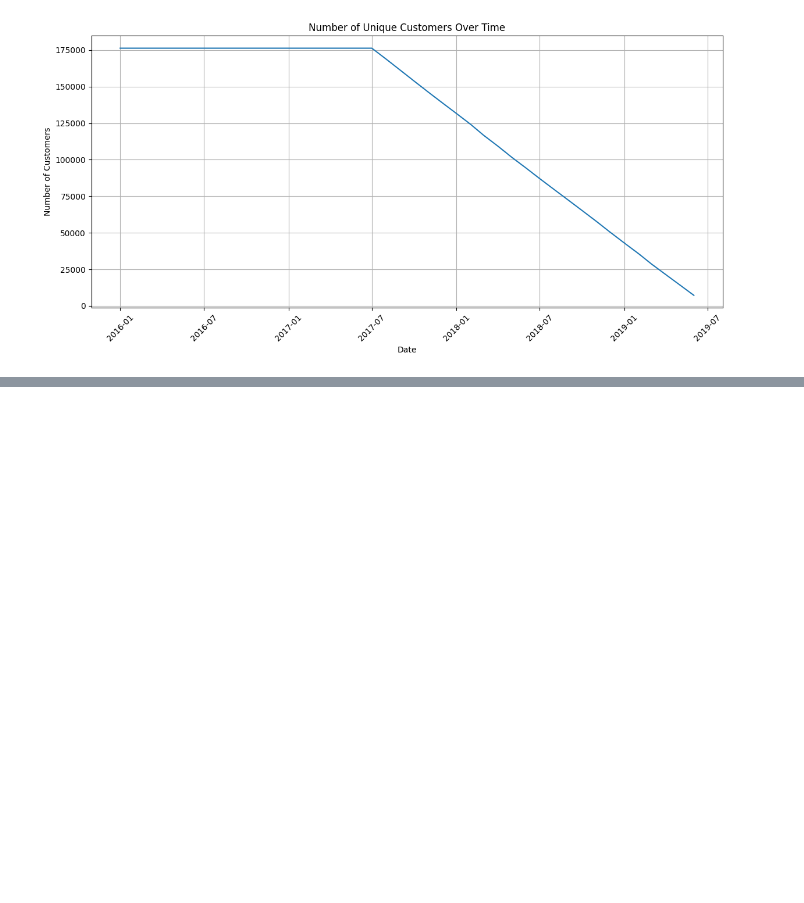
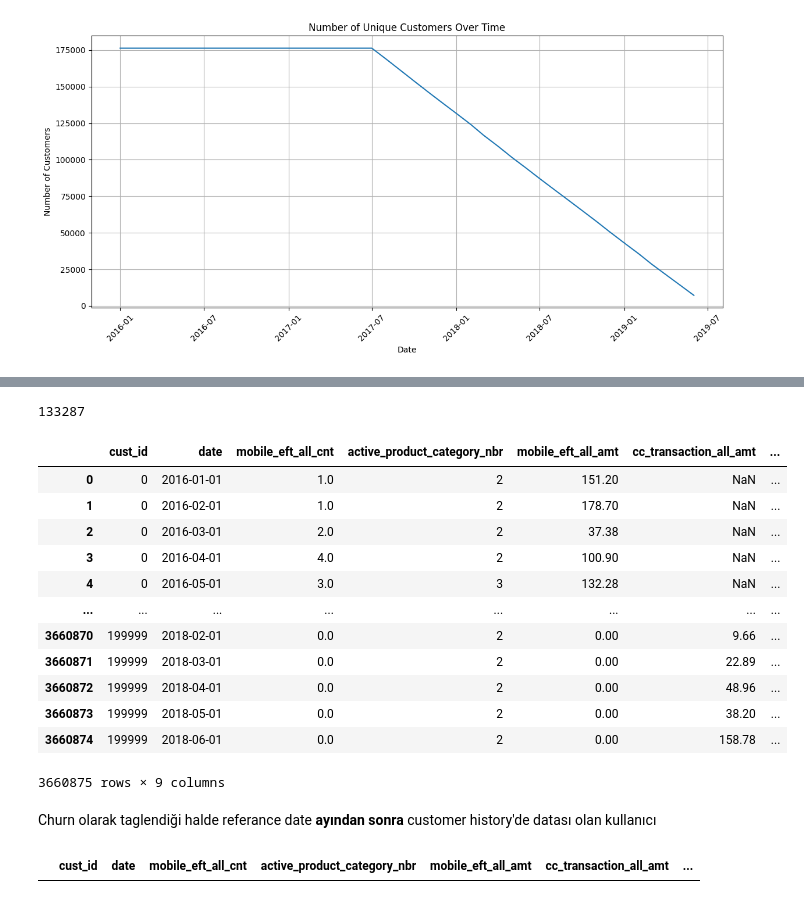
Before and after one commit to bthnsrts/datathon-team-guney-kampus, a Jupyter notebook: notebooks/exploratory_data_analysis.ipynb, the cells around one changed output, grey strips where cells are left out. Cells and saved outputs as stored; diff of their text form; code cells hidden in the pictures; blank space fills up the shorter version.

```diff
--- a/notebooks/exploratory_data_analysis.ipynb
+++ b/notebooks/exploratory_data_analysis.ipynb
@@ -63,0 +317,29 @@ dtype: int64
+# %%
+ref.cust_id.nunique()
+# %% [output]
+133287
+# %%
+cust_hist_with_ref = cust_hist.merge(ref, on='cust_id', how='inner', suffixes=('', '_ref'))
+cust_hist_with_ref = cust_hist_with_ref[~cust_hist_with_ref.index.duplicated(keep='first')]
+# %%
+cust_hist_with_ref
+# %% [output]
+|  | cust_id | date | mobile_eft_all_cnt | active_product_category_nbr | mobile_eft_all_amt | cc_transaction_all_amt | ... |
+| 0 | 0 | 2016-01-01 | 1.0 | 2 | 151.20 | NaN | ... |
+| 1 | 0 | 2016-02-01 | 1.0 | 2 | 178.70 | NaN | ... |
+| 2 | 0 | 2016-03-01 | 2.0 | 2 | 37.38 | NaN | ... |
+| 3 | 0 | 2016-04-01 | 4.0 | 2 | 100.90 | NaN | ... |
+| 4 | 0 | 2016-05-01 | 3.0 | 3 | 132.28 | NaN | ... |
+| ... | ... | ... | ... | ... | ... | ... | ... |
+| 3660870 | 199999 | 2018-02-01 | 0.0 | 2 | 0.00 | 9.66 | ... |
+| 3660871 | 199999 | 2018-03-01 | 0.0 | 2 | 0.00 | 22.89 | ... |
+| 3660872 | 199999 | 2018-04-01 | 0.0 | 2 | 0.00 | 48.96 | ... |
+| 3660873 | 199999 | 2018-05-01 | 0.0 | 2 | 0.00 | 38.20 | ... |
+| 3660874 | 199999 | 2018-06-01 | 0.0 | 2 | 0.00 | 158.78 | ... |
+3660875 rows × 9 columns
+# %% [markdown]
+Churn olarak taglendiği halde referance date  **ayından sonra** customer history'de datası olan kullanıcı
+# %%
+cust_hist_with_ref.loc[(cust_hist_with_ref.churn == 1) & (cust_hist_with_ref.ref_date < cust_hist_with_ref.date), :]
+# %% [output]
+|  | cust_id | date | mobile_eft_all_cnt | active_product_category_nbr | mobile_eft_all_amt | cc_transaction_all_amt | ... |
```
Also changed, not shown: parts of 16 cells of this notebook.
